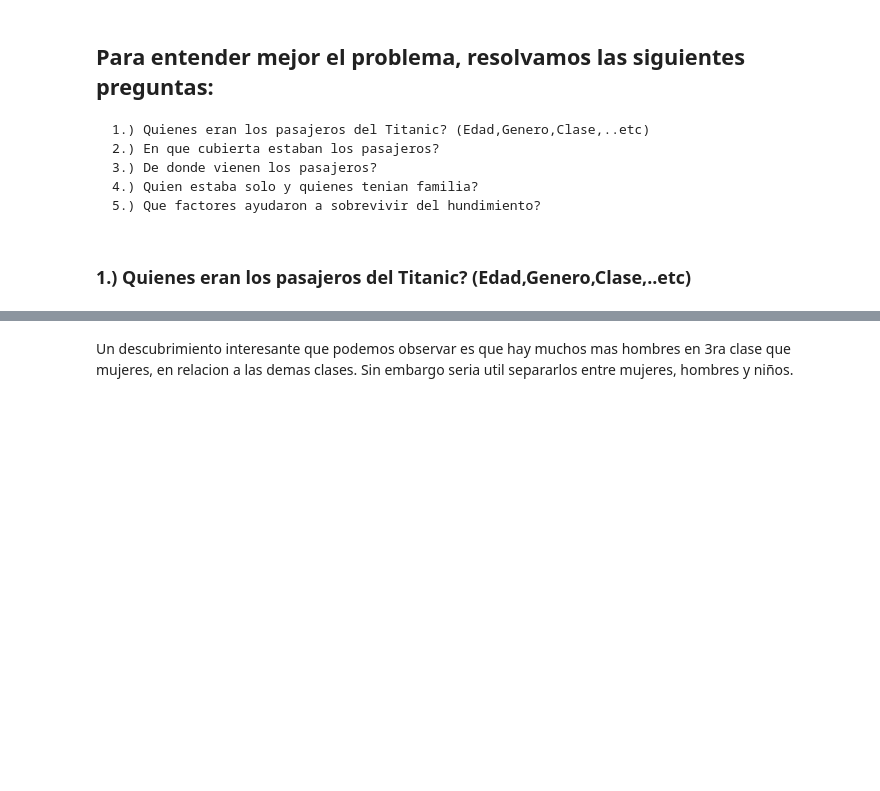
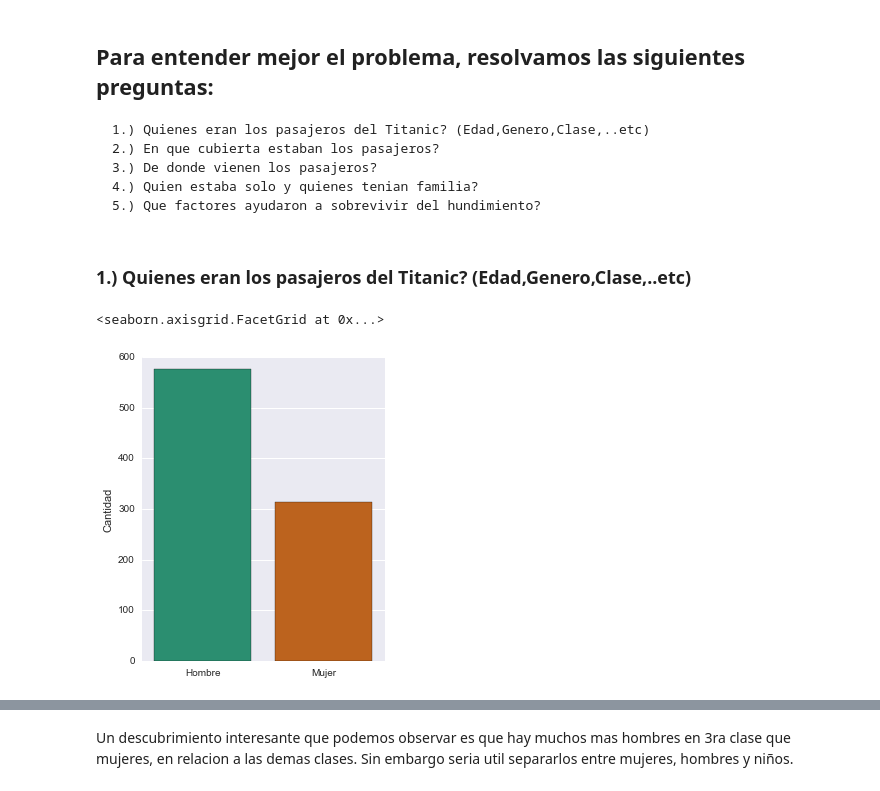
Before and after one commit to jislase/Portafolio, a Jupyter notebook: Python/Proyecto del Titanic (Espanol).ipynb, the cells around one changed output, grey strips where cells are left out. Drawn from its saved outputs; the diff is of its cells as text; code cells hidden in the pictures; blank space fills up the shorter version.

```diff
--- a/Python/Proyecto del Titanic (Espanol).ipynb
+++ b/Python/Proyecto del Titanic (Espanol).ipynb
@@ -65,5 +81,16 @@ titanic_df.info()
 # %%
-#Sustituimos los valores nulos con la mediana
-index = titanic_df['Age'].isnull()
-edadMedia = titanic_df['Age'].median()
-titanic_df.loc[index, 'Age'] = edadMedia
+#Sustituimos los valores nulos de la edad con la mediana
+index = titanic_df['Edad'].isnull()
+edadMedia = titanic_df['Edad'].median()
+titanic_df.loc[index, 'Edad'] = edadMedia
+
+#Sustituimos los valores nulos de Embarco imputando C
+index = titanic_df['Embarco'].isnull()
+titanic_df.loc[index, 'Embarco'] = 'C'
+
+#Redondeamos la edad para transformarlo en tipo de dato int (entero)
+titanic_df['Edad'] = titanic_df['Edad'].round().astype('int')
+# %%
+#Traducimos los valores del campo Sexo
+titanic_df.loc[titanic_df['Sexo'] == 'male', 'Sexo'] = 'Hombre'
+titanic_df.loc[titanic_df['Sexo'] == 'female', 'Sexo'] = 'Mujer'
@@ -81,8 +141,10 @@ titanic_df.head(10)
 ### 1.) Quienes eran los pasajeros del Titanic? (Edad,Genero,Clase,..etc)
 # %%
 #Chequemos el genero
-g = sns.factorplot('Sex',data=titanic_df, kind='count', palette='Dark2', size=5, aspect=.8)
-(g.set_axis_labels("", "Cantidad")
-.set_xticklabels(["Hombre","Mujer"]))
+g = sns.factorplot('Sexo',data=titanic_df, kind='count', palette='Dark2', size=5, aspect=.8)
+(g.set_axis_labels("", "Cantidad"))
+# %% [output]
+<seaborn.axisgrid.FacetGrid at 0x...>
+[figure, added]
 # %%
 #Separemos el genero por clases
```
Also changed, not shown: parts of 42 cells of this notebook.
